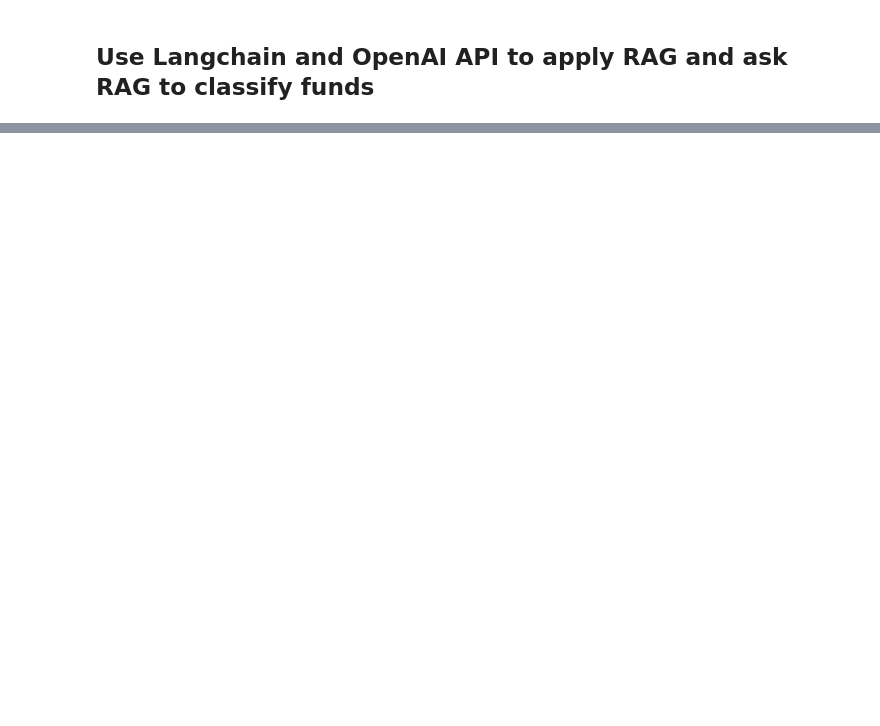
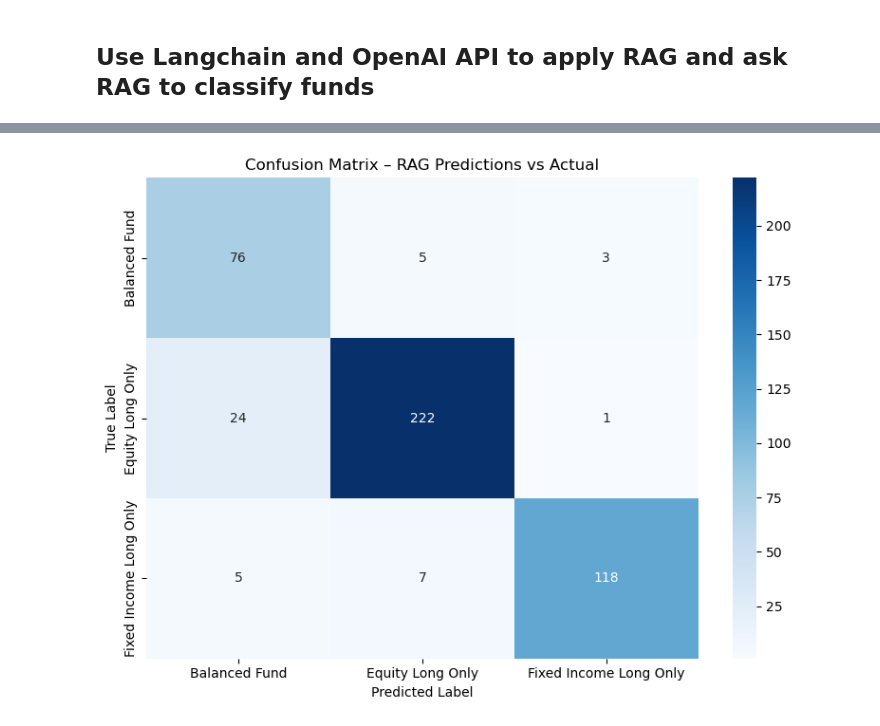
Before and after one commit to jlopes3/MF815_Project, a Jupyter notebook: final_rag.ipynb, the cells around one changed output, grey strips where cells are left out. Drawn from its saved outputs; the diff is of its cells as text; code cells hidden in the pictures; blank space fills up the shorter version.

```diff
--- a/final_rag.ipynb
+++ b/final_rag.ipynb
@@ -203,3 +167,25 @@ print(cm)
+# %%
+import matplotlib.pyplot as plt
+import seaborn as sns
+
+labels = [
+    "Balanced Fund",
+    "Equity Long Only",
+    "Fixed Income Long Only"
+]
+
+plt.figure(figsize=(8, 6))
+sns.heatmap(cm, annot=True, fmt="d", cmap="Blues",
+            xticklabels=labels, yticklabels=labels)
+
+plt.xticks(rotation=0)
+plt.xlabel("Predicted Label")
+plt.ylabel("True Label")
+plt.title("Confusion Matrix – RAG Predictions vs Actual")
+plt.tight_layout()
+plt.show()
+# %% [output]
+[figure, added]
 # %%
 df_RAG[df_RAG['Correct?'] == False]
 # %% [output]
```
Also changed, not shown: parts of 7 cells of this notebook, 10 other files.
